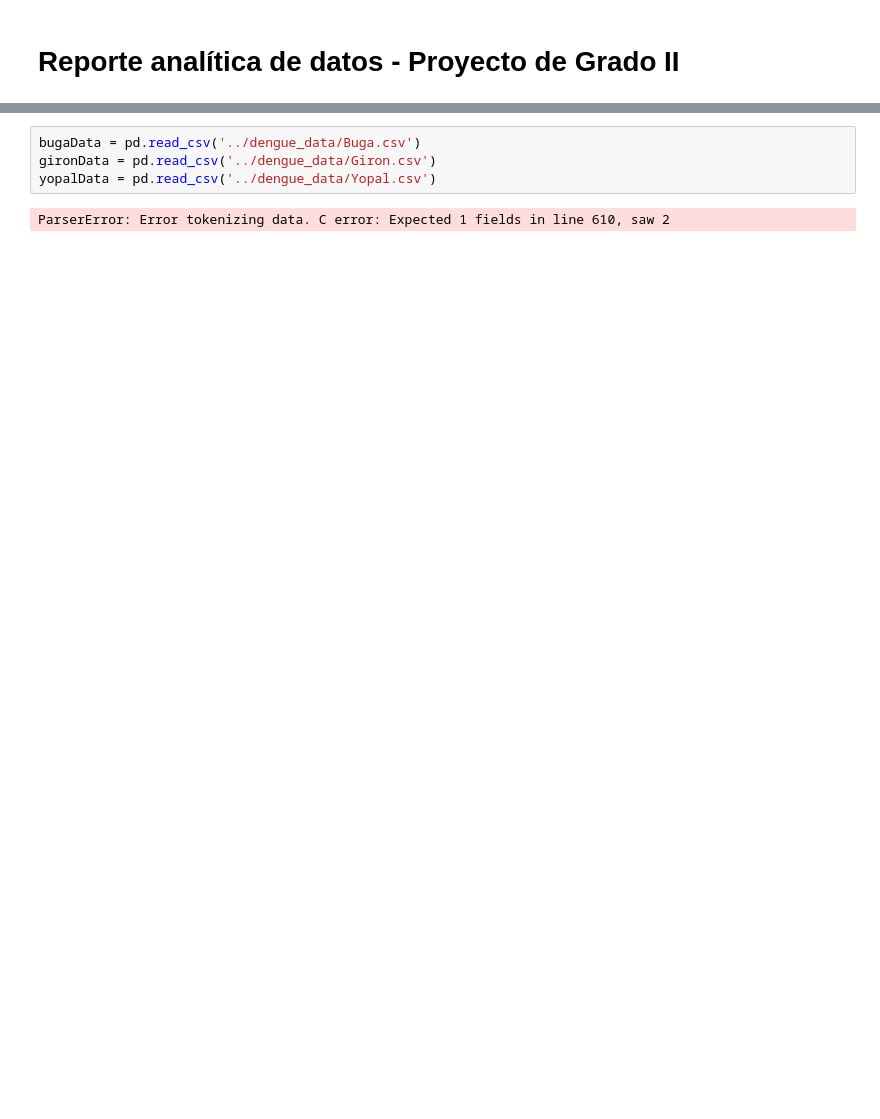
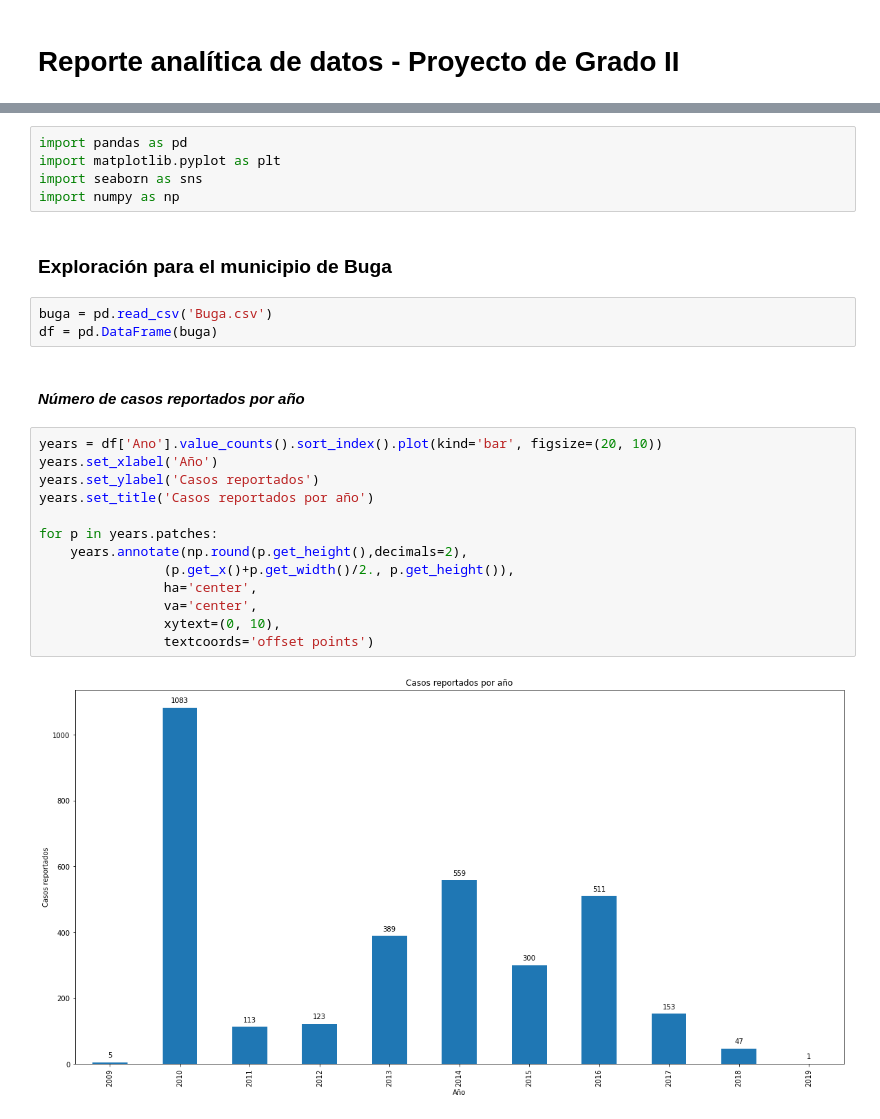
Before and after one commit to JuanImbachi/PDG, a Jupyter notebook: Data Analytics/Data Analytics Report.ipynb, the cells around one changed output, grey strips where cells are left out. Cells and saved outputs as stored; diff of their text form; blank space fills up the shorter version.

Commit message:
exploración datos Buga

```diff
--- a/Data Analytics/Data Analytics Report.ipynb
+++ b/Data Analytics/Data Analytics Report.ipynb
@@ -7,6 +5,27 @@ import pandas as pd
-# %%
-bugaData = pd.read_csv('../dengue_data/Buga.csv')
-gironData = pd.read_csv('../dengue_data/Giron.csv')
-yopalData = pd.read_csv('../dengue_data/Yopal.csv')
-# %% [output]
-ParserError: Error tokenizing data. C error: Expected 1 fields in line 610, saw 2
+# %%
+import pandas as pd
+import matplotlib.pyplot as plt
+import seaborn as sns
+import numpy as np
+# %% [markdown]
+### Exploración para el municipio de Buga
+# %%
+buga = pd.read_csv('Buga.csv')
+df = pd.DataFrame(buga)
+# %% [markdown]
+#### *Número de casos reportados por año*
+# %%
+years = df['Ano'].value_counts().sort_index().plot(kind='bar', figsize=(20, 10))
+years.set_xlabel('Año')
+years.set_ylabel('Casos reportados')
+years.set_title('Casos reportados por año')
+
+for p in years.patches:
+    years.annotate(np.round(p.get_height(),decimals=2),
+                (p.get_x()+p.get_width()/2., p.get_height()),
+                ha='center',
+                va='center',
+                xytext=(0, 10),
+                textcoords='offset points')
+# %% [output]
+[figure, added]
```
Also changed, not shown: parts of 13 cells of this notebook, 2 other files.
